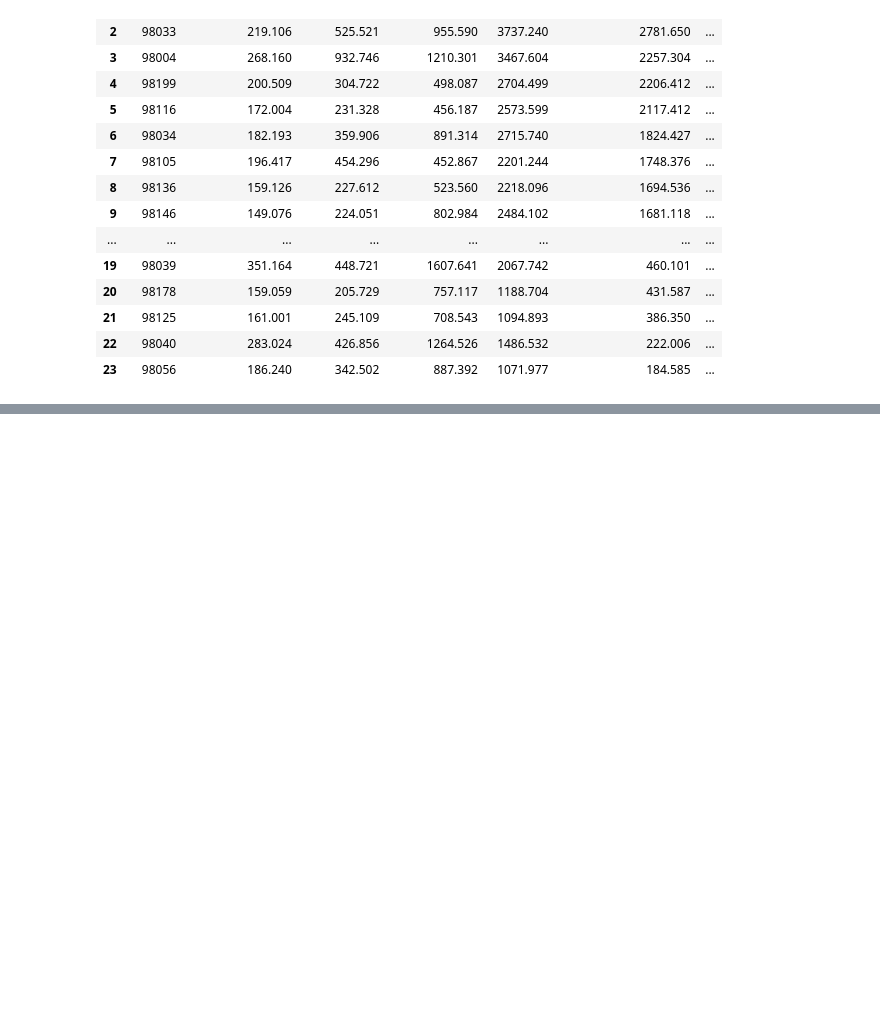
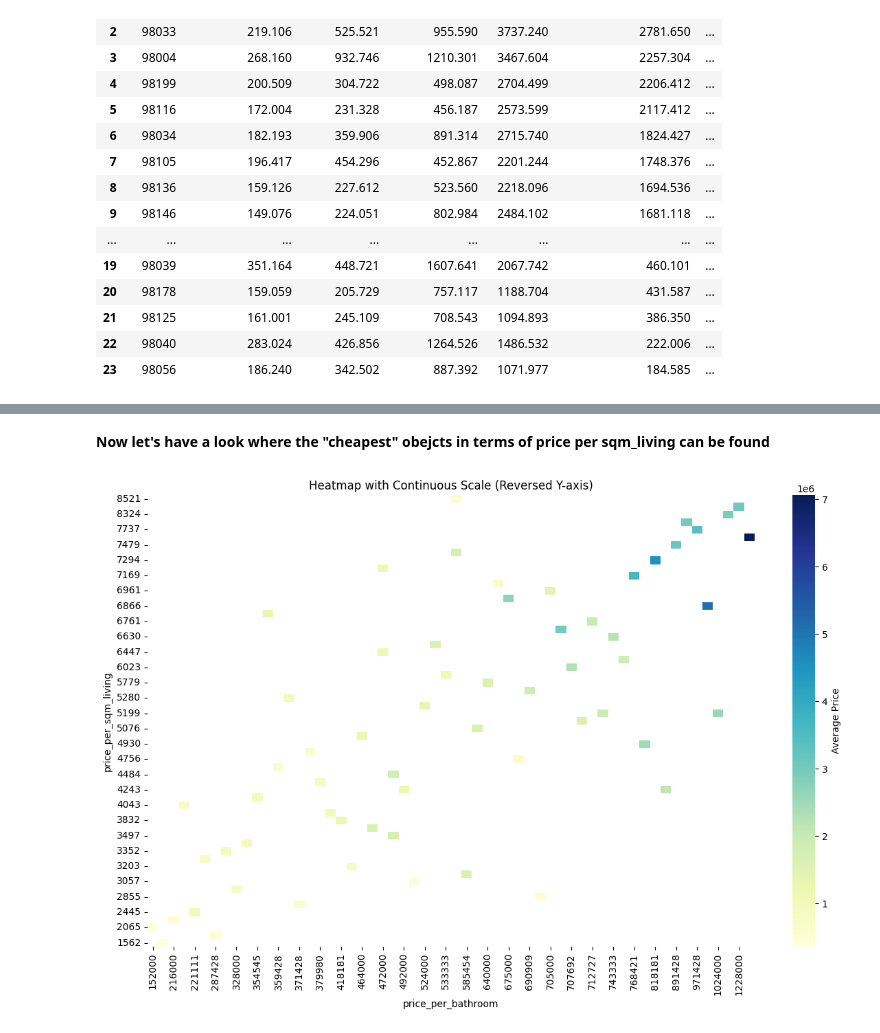
Before and after one commit to mariusbosch/eda_mariusbosch, a Jupyter notebook: EDA.ipynb, the cells around one changed output, grey strips where cells are left out. Cells and saved outputs as stored; diff of their text form; code cells hidden in the pictures; blank space fills up the shorter version.

```diff
--- a/EDA.ipynb
+++ b/EDA.ipynb
@@ -675,0 +942,18 @@ top_waterfront_objects.describe()
+# %% [markdown]
+**Now let's have a look where the "cheapest" obejcts in terms of price per sqm_living can be found**
+# %%
+#v3 heatmap
+
+# Plotting the heatmap with continuous scale
+plt.figure(figsize=(12, 8))
+ax = sns.heatmap(reversed_y_data, cmap="YlGnBu", cbar_kws={'label': 'Average Price'})
+
+# Set the tick labels for the axes
+ax.set_xticklabels(ax.get_xticklabels(), rotation=90)
+ax.set_yticklabels(ax.get_yticklabels(), rotation=0)
+
+plt.title('Heatmap with Continuous Scale (Reversed Y-axis)')
+plt.tight_layout()
+plt.show()
+# %% [output]
+[figure, added]
```
Also changed, not shown: parts of 30 cells of this notebook, 1 other file.
